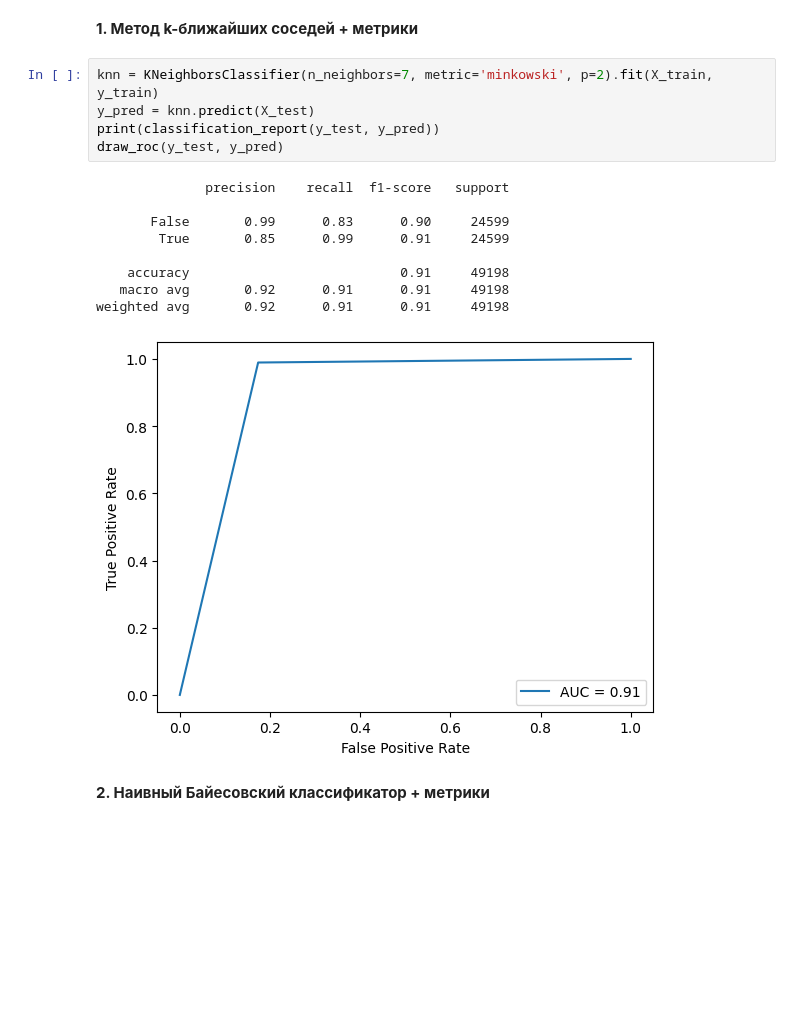
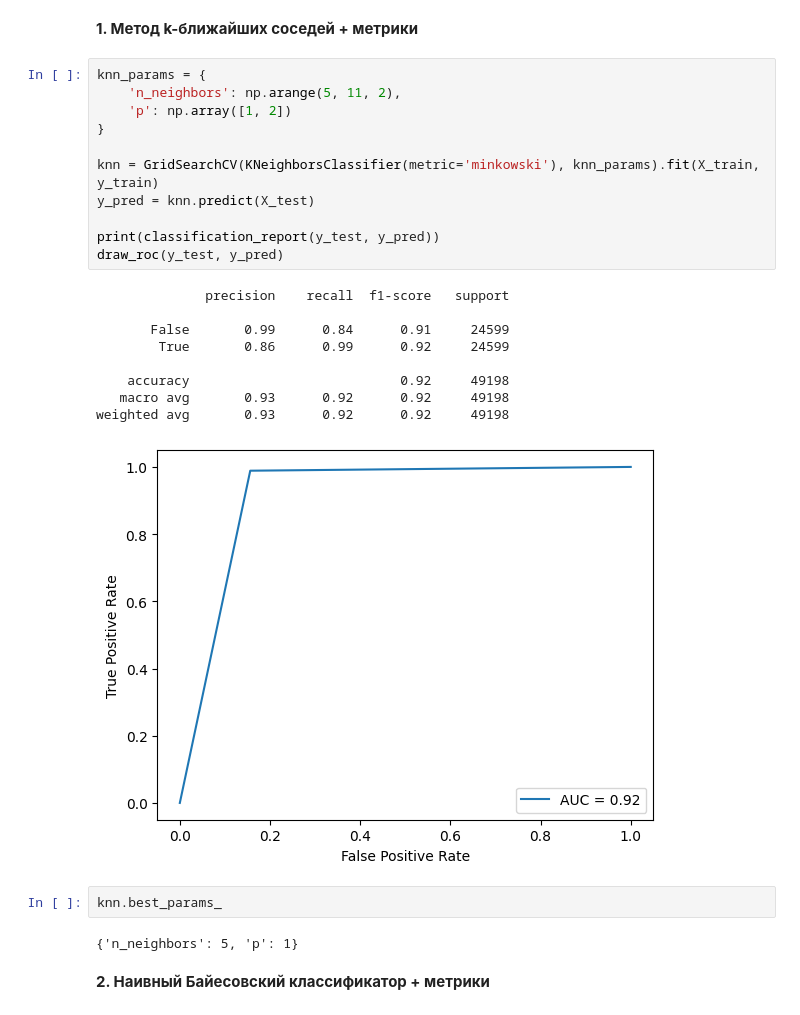
Before and after one commit to IvanBugaenko/MachineLearning-Labs, a Jupyter notebook: notebooks/2.ipynb, the cells around one changed output. Saved outputs shown, nothing was run; the diff lists cells and outputs as text; blank space fills up the shorter version.

```diff
--- a/notebooks/2.ipynb
+++ b/notebooks/2.ipynb
@@ -175,20 +168,30 @@ X_train, X_test, y_train, y_test = train_test_split(X, y, test_size=0.3, stratif
 # %% [markdown]
 **1. Метод k-ближайших соседей + метрики**
 # %%
-knn = KNeighborsClassifier(n_neighbors=7, metric='minkowski', p=2).fit(X_train, y_train)
+knn_params = {
+    'n_neighbors': np.arange(5, 11, 2),
+    'p': np.array([1, 2])
+}
+
+knn = GridSearchCV(KNeighborsClassifier(metric='minkowski'), knn_params).fit(X_train, y_train)
 y_pred = knn.predict(X_test)
+
 print(classification_report(y_test, y_pred))
 draw_roc(y_test, y_pred)
 # %% [output]
               precision    recall  f1-score   support
 
-       False       0.99      0.83      0.90     24599
-        True       0.85      0.99      0.91     24599
+       False       0.99      0.84      0.91     24599
+        True       0.86      0.99      0.92     24599
 
-    accuracy                           0.91     49198
-   macro avg       0.92      0.91      0.91     49198
-weighted avg       0.92      0.91      0.91     49198
+    accuracy                           0.92     49198
+   macro avg       0.93      0.92      0.92     49198
+weighted avg       0.93      0.92      0.92     49198
-[figure, old version]
+[figure, new version]
+# %%
+knn.best_params_
+# %% [output]
+{'n_neighbors': 5, 'p': 1}
 # %% [markdown]
 **2. Наивный Байесовский классификатор + метрики**
 # %%
```
Also changed, not shown: parts of 15 cells of this notebook, 4 other files.
